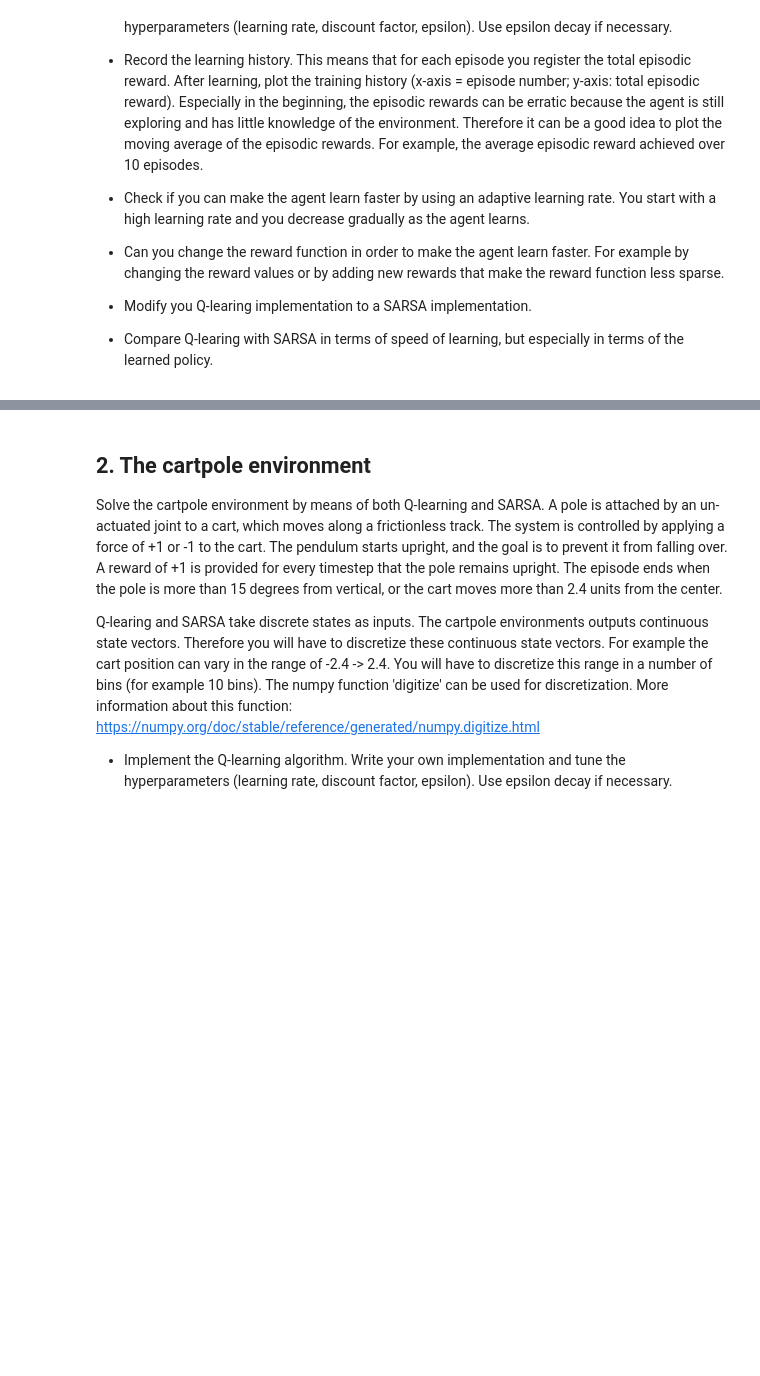
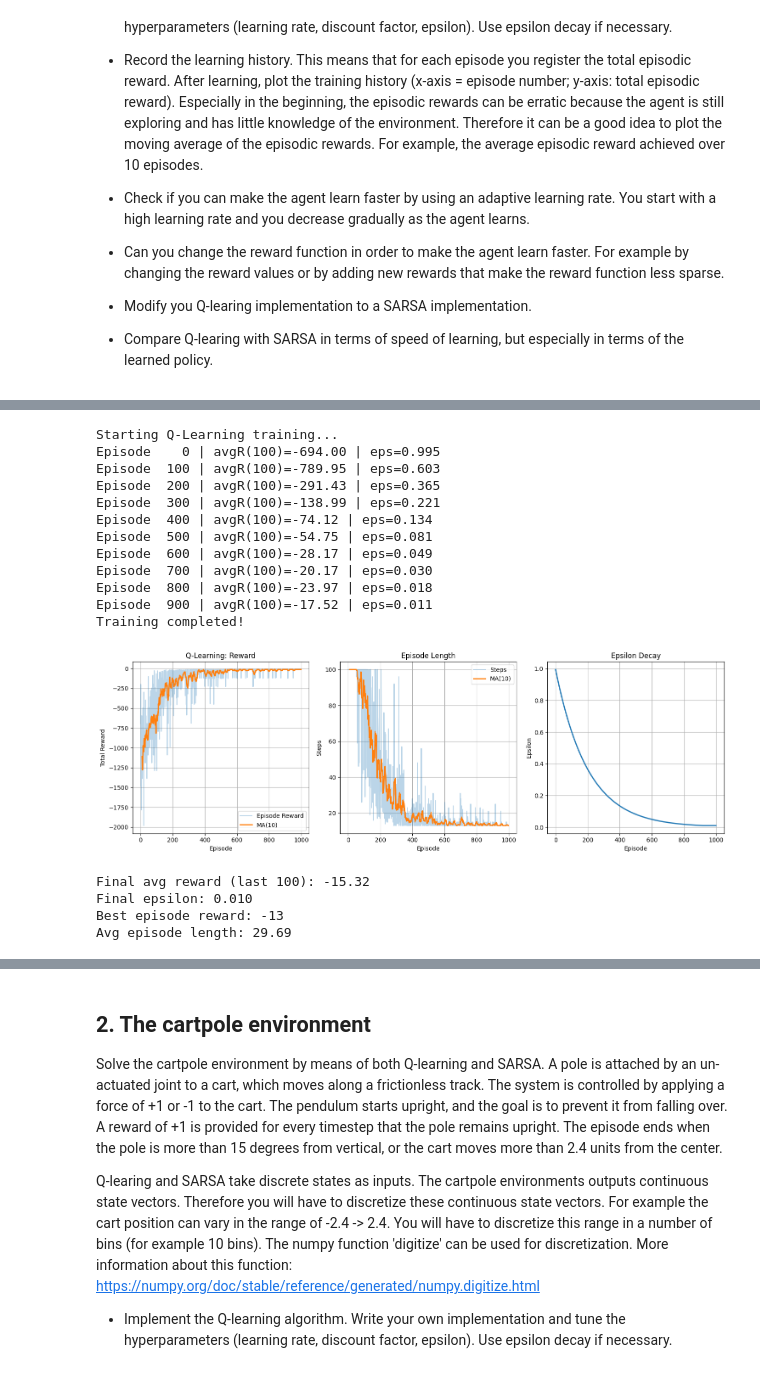
Before and after one commit to pascal-maker/reinforcementlearning, a Jupyter notebook: Session_03_Temporal_Diffence_Learning_Assignment.ipynb, the cells around one changed output, grey strips where cells are left out. Drawn from its saved outputs; the diff is of its cells as text; code cells hidden in the pictures; blank space fills up the shorter version.

```diff
--- a/Session_03_Temporal_Diffence_Learning_Assignment.ipynb
+++ b/Session_03_Temporal_Diffence_Learning_Assignment.ipynb
@@ -33,0 +229,53 @@ True
+# %%
+# --- Cell 4: Baseline training + plots ---
+print("Starting Q-Learning training...")
+episode_rewards, episode_steps, epsilons = train_qlearning(env, agent, episodes=1000)
+print("Training completed!")
+
+plt.figure(figsize=(15,5))
+
+# Rewards
+plt.subplot(1,3,1)
+plt.plot(episode_rewards, alpha=0.3, label='Episode Reward')
+ma = moving_avg(episode_rewards, 10)
+if len(ma) > 0:
+    plt.plot(range(9, len(episode_rewards)), ma, label='MA(10)', linewidth=2)
+plt.xlabel('Episode'); plt.ylabel('Total Reward'); plt.title('Q-Learning: Reward'); plt.grid(True); plt.legend()
+
+# Steps
+plt.subplot(1,3,2)
+plt.plot(episode_steps, alpha=0.3, label='Steps')
+ma_steps = moving_avg(episode_steps, 10)
+if len(ma_steps) > 0:
+    plt.plot(range(9, len(episode_steps)), ma_steps, label='MA(10)', linewidth=2)
+plt.xlabel('Episode'); plt.ylabel('Steps'); plt.title('Episode Length'); plt.grid(True); plt.legend()
+
+# Epsilon (REAL)
+plt.subplot(1,3,3)
+plt.plot(epsilons, linewidth=2)
+plt.xlabel('Episode'); plt.ylabel('Epsilon'); plt.title('Epsilon Decay'); plt.grid(True)
+
+plt.tight_layout(); plt.show()
+
+print(f"Final avg reward (last 100): {np.mean(episode_rewards[-100:]):.2f}")
+print(f"Final epsilon: {agent.epsilon:.3f}")
+print(f"Best episode reward: {max(episode_rewards)}")
+print(f"Avg episode length: {np.mean(episode_steps):.2f}")
+# %% [output]
+Starting Q-Learning training...
+Episode    0 | avgR(100)=-694.00 | eps=0.995
+Episode  100 | avgR(100)=-789.95 | eps=0.603
+Episode  200 | avgR(100)=-291.43 | eps=0.365
+Episode  300 | avgR(100)=-138.99 | eps=0.221
+Episode  400 | avgR(100)=-74.12 | eps=0.134
+Episode  500 | avgR(100)=-54.75 | eps=0.081
+Episode  600 | avgR(100)=-28.17 | eps=0.049
+Episode  700 | avgR(100)=-20.17 | eps=0.030
+Episode  800 | avgR(100)=-23.97 | eps=0.018
+Episode  900 | avgR(100)=-17.52 | eps=0.011
+Training completed!
+[figure, added]
+Final avg reward (last 100): -15.32
+Final epsilon: 0.010
+Best episode reward: -13
+Avg episode length: 29.69
```
Also changed, not shown: parts of 25 cells of this notebook, 5 other files.
